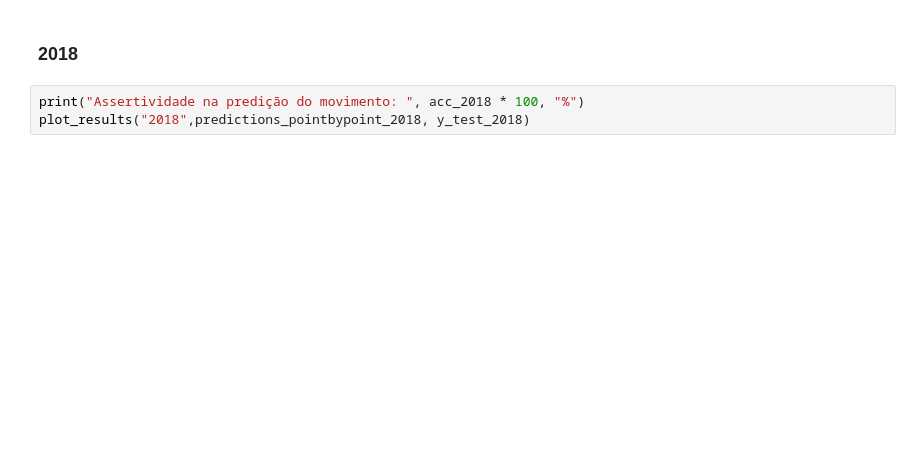
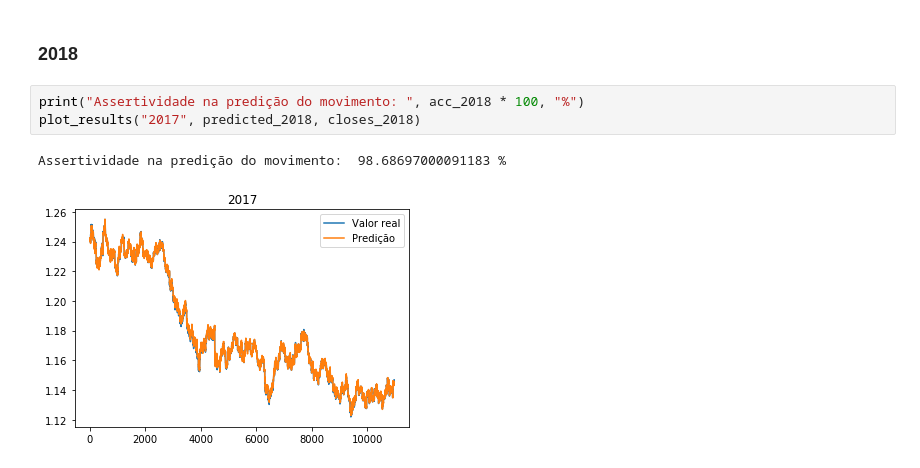
Before and after one commit to jamsavio/MachineBinarias-v2, a Jupyter notebook: Predict EURUSD 30M.ipynb, the cells around one changed output. Cells and saved outputs as stored; diff of their text form; blank space fills up the shorter version.

```diff
--- a/Predict EURUSD 30M.ipynb
+++ b/Predict EURUSD 30M.ipynb
@@ -151,4 +151,7 @@ Assertividade na predição do movimento:  99.1681176242987 %
 ### 2018
 # %%
 print("Assertividade na predição do movimento: ", acc_2018 * 100, "%")
-plot_results("2018",predictions_pointbypoint_2018, y_test_2018)
+plot_results("2017", predicted_2018, closes_2018)
+# %% [output]
+Assertividade na predição do movimento:  98.68697000091183 %
+[figure, added]
```
Also changed, not shown: parts of 1 cell of this notebook.
